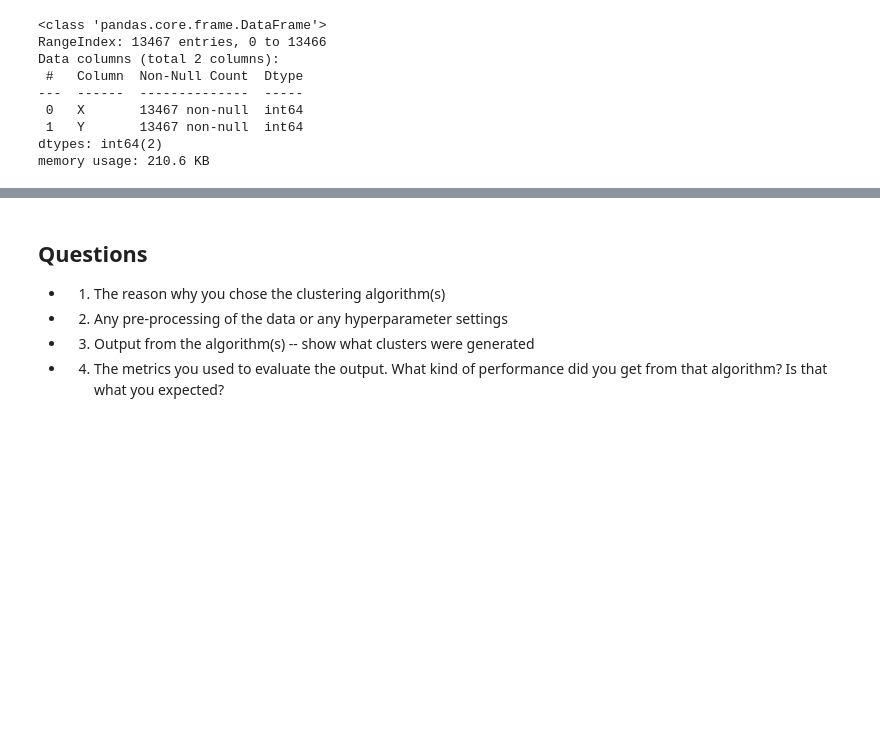
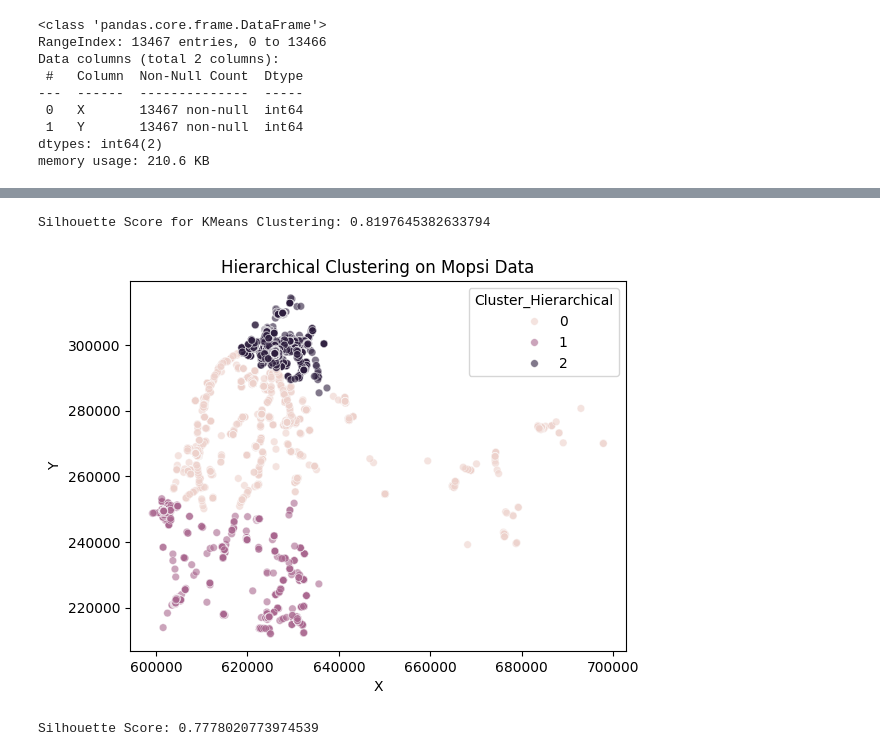
Before and after one commit to USFCA-CS663-Spring2024/kmeans-lemonshark05, a Jupyter notebook: Assignment 2 - Clustering.ipynb, the cells around one changed output, grey strips where cells are left out. Drawn from its saved outputs; the diff is of its cells as text; code cells hidden in the pictures; blank space fills up the shorter version.

```diff
--- a/Assignment 2 - Clustering.ipynb
+++ b/Assignment 2 - Clustering.ipynb
@@ -197,13 +255,25 @@ plt.show()
-# %% [markdown]
-## Questions
-* 1. The reason why you chose the clustering algorithm(s)
-
-
-* 2. Any pre-processing of the data or any hyperparameter settings
-
-
-* 3. Output from the algorithm(s) -- show what clusters were generated
-
-
-* 4. The metrics you used to evaluate the output. What kind of performance did you get from
-that algorithm? Is that what you expected?
+# %%
+from sklearn.metrics import silhouette_score
+
+silhouette_avg2 = silhouette_score(df2, kmeans_df2.labels_)
+print(f"Silhouette Score for KMeans Clustering: {silhouette_avg2}")
+# %% [output]
+Silhouette Score for KMeans Clustering: 0.8197645382633794
+# %%
+from sklearn.cluster import AgglomerativeClustering
+
+agglomerative = AgglomerativeClustering(n_clusters=3)
+df2['Cluster_Hierarchical'] = agglomerative.fit_predict(df2[['X', 'Y']])
+
+sns.scatterplot(data=df2, x='X', y='Y', hue='Cluster_Hierarchical', s=30, alpha=0.6)
+plt.title('Hierarchical Clustering on Mopsi Data')
+plt.show()
+# %% [output]
+[figure, added]
+# %%
+from sklearn.metrics import silhouette_score
+
+silhouette_avg = silhouette_score(df2[['X', 'Y']], df2['Cluster_Hierarchical'])
+print(f'Silhouette Score: {silhouette_avg}')
+# %% [output]
+Silhouette Score: 0.7778020773974539
```
Also changed, not shown: parts of 18 cells of this notebook, 1 other file.
